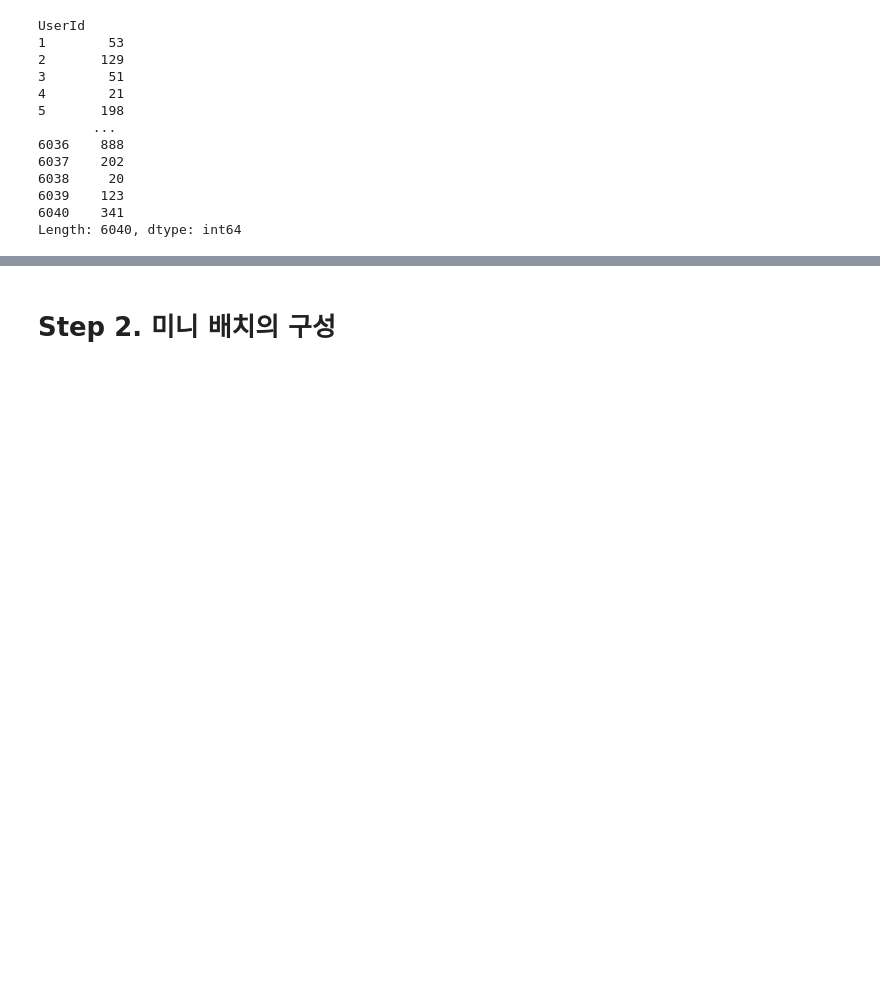
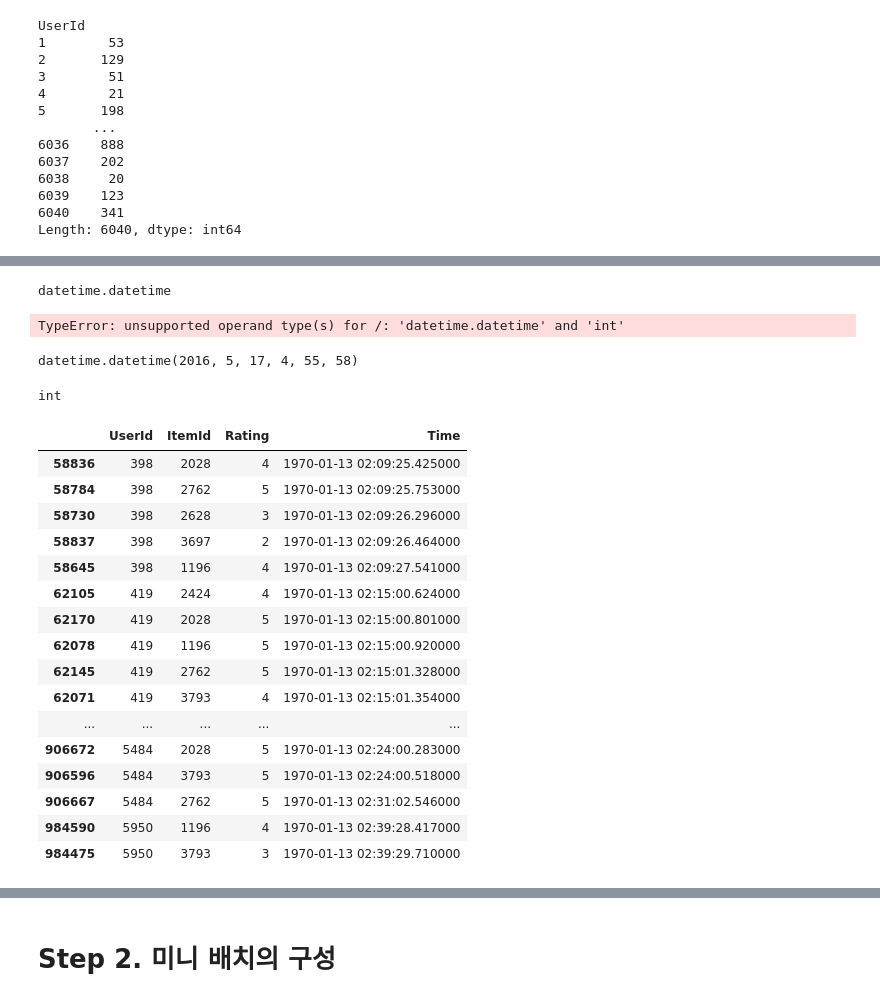
Before and after one commit to grapeabc1/first-repository, a Jupyter notebook: [E-16]Recommendation.ipynb, the cells around one changed output, grey strips where cells are left out. Cells and saved outputs as stored; diff of their text form; code cells hidden in the pictures; blank space fills up the shorter version.

```diff
--- a/[E-16]Recommendation.ipynb
+++ b/[E-16]Recommendation.ipynb
@@ -85,0 +159,5 @@ session_length.median(), session_length.mean()
+# %%
+month_ago = latest - (86400*30)
+#month_ago = latest - (86400*30) #최종 날짜로부터 30일 이전 날짜를 구한다.
+data = data[data['Time'] > month_ago]   # 방금 구한 날짜 이후의 데이터만 모은다.
+data
@@ -85,0 +199,25 @@ session_length.median(), session_length.mean()
+# %%
+for i in range(len(data)):
+    timestamp = data.iloc[i,3]
+    datetimeobj = dt.datetime.fromtimestamp(timestamp/1000)
+    data.iloc[i,3] = datetimeobj
+# %%
+type(data.iloc[0,3])
+# %% [output]
+datetime.datetime
+# %%
+timestamp = data.iloc[0,3]
+datetimeobj = dt.datetime.fromtimestamp(timestamp/1000)
+datetimeobj
+# %% [output]
+TypeError: unsupported operand type(s) for /: 'datetime.datetime' and 'int'
+# %%
+timestamp = 1463460958000
+datetimeobj = dt.datetime.fromtimestamp(timestamp/1000)
+datetimeobj
+# %% [output]
+datetime.datetime(2016, 5, 17, 4, 55, 58)
+# %%
+type(timestamp)
+# %% [output]
+int
@@ -85,0 +226,45 @@ session_length.median(), session_length.mean()
+# %%
+def cleanse_recursive(data: pd.DataFrame, shortest, least_click) -> pd.DataFrame:
+    while True:
+        before_len = len(data)
+        data = cleanse_short_user(data, shortest)
+        data = cleanse_unpopular_item(data, least_click)
+        after_len = len(data)
+        if before_len == after_len:
+            break
+    return data
+
+
+def cleanse_short_user(data: pd.DataFrame, shortest):
+    user_len = data.groupby('UserId').size()
+    user_use = user_len[user_len >= shortest].index
+    data = data[data['UserId'].isin(user_use)]
+    return data
+
+
+def cleanse_unpopular_item(data: pd.DataFrame, least_click):
+    item_popular = data.groupby('ItemId').size()
+    item_use = item_popular[item_popular >= least_click].index
+    data = data[data['ItemId'].isin(item_use)]
+    return data
+# %%
+data = cleanse_recursive(data, shortest=2, least_click=5)
+data
+# %% [output]
+|  | UserId | ItemId | Rating | Time |
+| 58836 | 398 | 2028 | 4 | 1970-01-13 02:09:25.425000 |
+| 58784 | 398 | 2762 | 5 | 1970-01-13 02:09:25.753000 |
+| 58730 | 398 | 2628 | 3 | 1970-01-13 02:09:26.296000 |
+| 58837 | 398 | 3697 | 2 | 1970-01-13 02:09:26.464000 |
+| 58645 | 398 | 1196 | 4 | 1970-01-13 02:09:27.541000 |
+| 62105 | 419 | 2424 | 4 | 1970-01-13 02:15:00.624000 |
+| 62170 | 419 | 2028 | 5 | 1970-01-13 02:15:00.801000 |
+| 62078 | 419 | 1196 | 5 | 1970-01-13 02:15:00.920000 |
+| 62145 | 419 | 2762 | 5 | 1970-01-13 02:15:01.328000 |
+| 62071 | 419 | 3793 | 4 | 1970-01-13 02:15:01.354000 |
+| ... | ... | ... | ... | ... |
+| 906672 | 5484 | 2028 | 5 | 1970-01-13 02:24:00.283000 |
+| 906596 | 5484 | 3793 | 5 | 1970-01-13 02:24:00.518000 |
+| 906667 | 5484 | 2762 | 5 | 1970-01-13 02:31:02.546000 |
+| 984590 | 5950 | 1196 | 4 | 1970-01-13 02:39:28.417000 |
+| 984475 | 5950 | 3793 | 3 | 1970-01-13 02:39:29.710000 |
```
Also changed, not shown: parts of 20 cells of this notebook.
